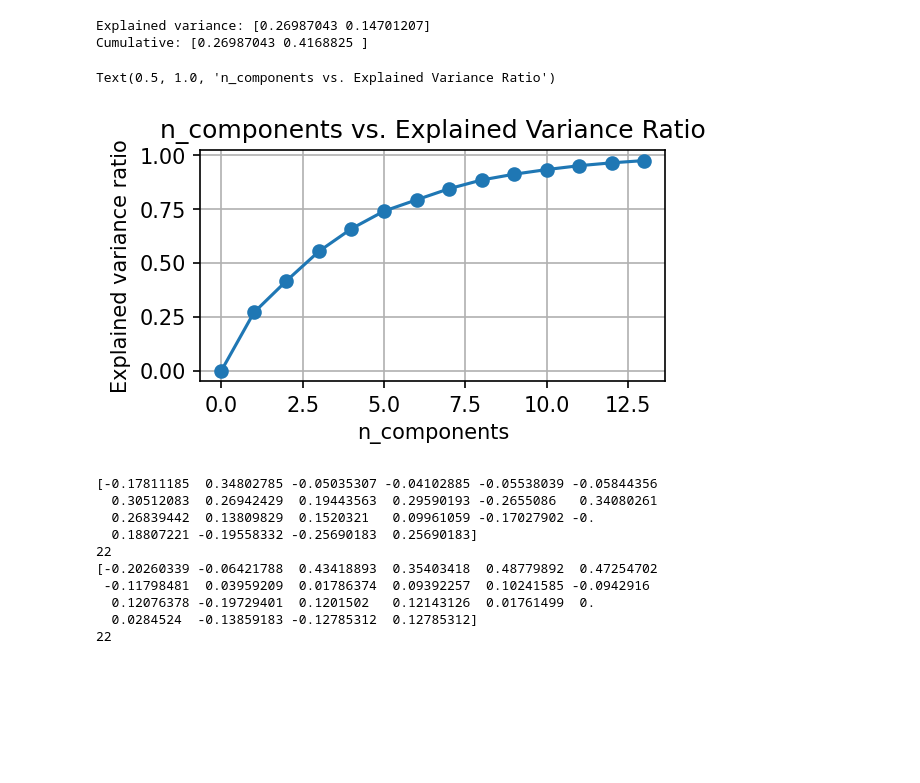
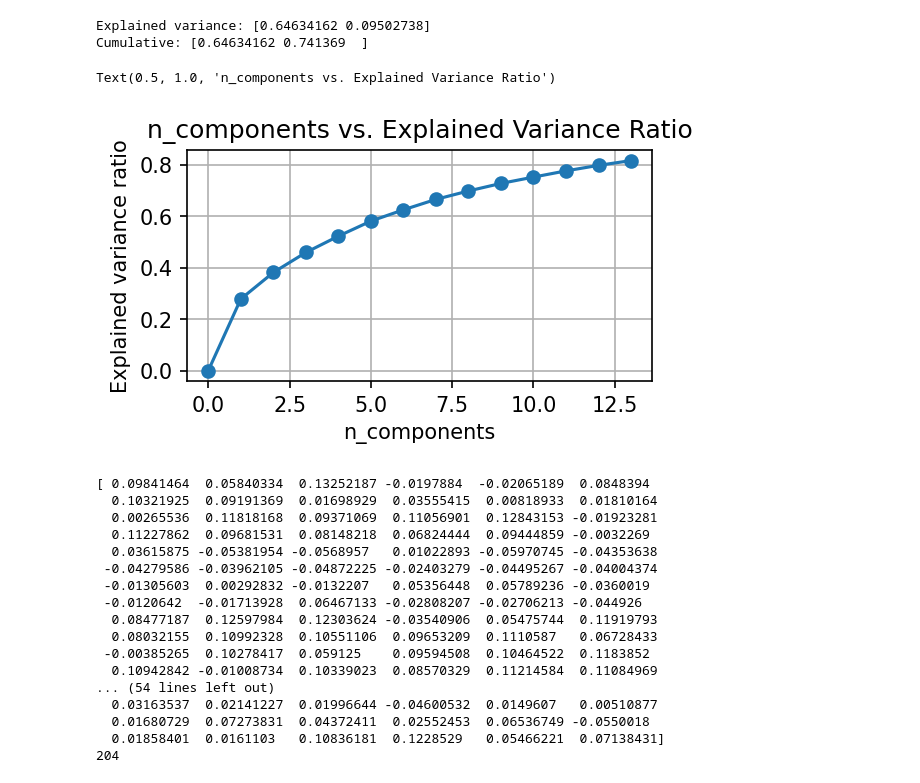
Before and after one commit to SlizovskiyLab/RebekahNotebook, a Jupyter notebook: PCA/pcaNotebook.ipynb, the cells around one changed output. Saved outputs shown, nothing was run; the diff lists cells and outputs as text; code cells hidden in the pictures; blank space fills up the shorter version.

```diff
--- a/PCA/pcaNotebook.ipynb
+++ b/PCA/pcaNotebook.ipynb
@@ -20,54 +20,74 @@ gene_names = Y.columns
 
 # List of columns for iterating
 columns = list(Y)
+# %%
+# preprocessing
+from skbio.stats.composition import clr
+from sklearn.metrics import euclidean_distances
+
+# Imputation
+Y = Y.replace(to_replace=0, value=0.000001)
+
+# Center log ratio
+Y_clr = clr(Y)
+
+# Transformation
+Y_euc = euclidean_distances(Y_clr)
 # %%
 # scaling the data
-scaler = StandardScaler()
-X_scaled = scaler.fit_transform(X)
+#scaler = StandardScaler()
+#X_scaled = scaler.fit_transform(X)
 
 # applying pca algorithm
 pca = PCA(n_components=2)
-X_pca = pca.fit_transform(X_scaled)
+Y_pca = pca.fit_transform(Y_euc)
 
 print("Explained variance:", pca.explained_variance_ratio_)
 print("Cumulative:", np.cumsum(pca.explained_variance_ratio_))
 # %% [output]
-Explained variance: [0.26987043 0.14701207]
-Cumulative: [0.26987043 0.4168825 ]
+Explained variance: [0.64634162 0.09502738]
+Cumulative: [0.64634162 0.741369  ]
 # %%
-# Testing different n_components
+# OBSOLETE
 nums = np.arange(14)
 
 var_ratio = []
 for num in nums:
   pca = PCA(n_components=num)
-  pca.fit(X_scaled)
+  pca.fit(Y_clr)
   var_ratio.append(np.sum(pca.explained_variance_ratio_))
 
 plt.figure(figsize=(4,2),dpi=150)
 plt.grid()
 plt.plot(nums,var_ratio,marker='o')
 plt.xlabel('n_components')
 plt.ylabel('Explained variance ratio')
 plt.title('n_components vs. Explained Variance Ratio')
 # %% [output]
 Text(0.5, 1.0, 'n_components vs. Explained Variance Ratio')
-[figure, old version]
+[figure, new version]
 # %%
 principal_components = pca.components_
 for p in range(len(principal_components)):
     print(principal_components[p])
     print(len(principal_components[p]))
 # %% [output]
-[-0.17811185  0.34802785 -0.05035307 -0.04102885 -0.05538039 -0.05844356
-  0.30512083  0.26942429  0.19443563  0.29590193 -0.2655086   0.34080261
-  0.26839442  0.13809829  0.1520321   0.09961059 -0.17027902 -0.
-  0.18807221 -0.19558332 -0.25690183  0.25690183]
-22
-[-0.20260339 -0.06421788  0.43418893  0.35403418  0.48779892  0.47254702
- -0.11798481  0.03959209  0.01786374  0.09392257  0.10241585 -0.0942916
-  0.12076378 -0.19729401  0.1201502   0.12143126  0.01761499  0.
-  0.0284524  -0.13859183 -0.12785312  0.12785312]
-22
+[ 0.09841464  0.05840334  0.13252187 -0.0197884  -0.02065189  0.0848394
+  0.10321925  0.09191369  0.01698929  0.03555415  0.00818933  0.01810164
+  0.00265536  0.11818168  0.09371069  0.11056901  0.12843153 -0.01923281
+  0.11227862  0.09681531  0.08148218  0.06824444  0.09444859 -0.0032269
+  0.03615875 -0.05381954 -0.0568957   0.01022893 -0.05970745 -0.04353638
+ -0.04279586 -0.03962105 -0.04872225 -0.02403279 -0.04495267 -0.04004374
+ -0.01305603  0.00292832 -0.0132207   0.05356448  0.05789236 -0.0360019
+ -0.0120642  -0.01713928  0.06467133 -0.02808207 -0.02706213 -0.044926
+  0.08477187  0.12597984  0.12303624 -0.03540906  0.05475744  0.11919793
+  0.08032155  0.10992328  0.10551106  0.09653209  0.1110587   0.06728433
+ -0.00385265  0.10278417  0.059125    0.09594508  0.10464522  0.1183852
+  0.10942842 -0.01008734  0.10339023  0.08570329  0.11214584  0.11084969
+... (54 lines left out)
+  0.03163537  0.02141227  0.01996644 -0.04600532  0.0149607   0.00510877
+  0.01680729  0.07273831  0.04372411  0.02552453  0.06536749 -0.0550018
+  0.01858401  0.0161103   0.10836181  0.1228529   0.05466221  0.07138431]
+204
 # %%
 # Visualization
```
Also changed, not shown: parts of 2 cells of this notebook, 1 other file.
